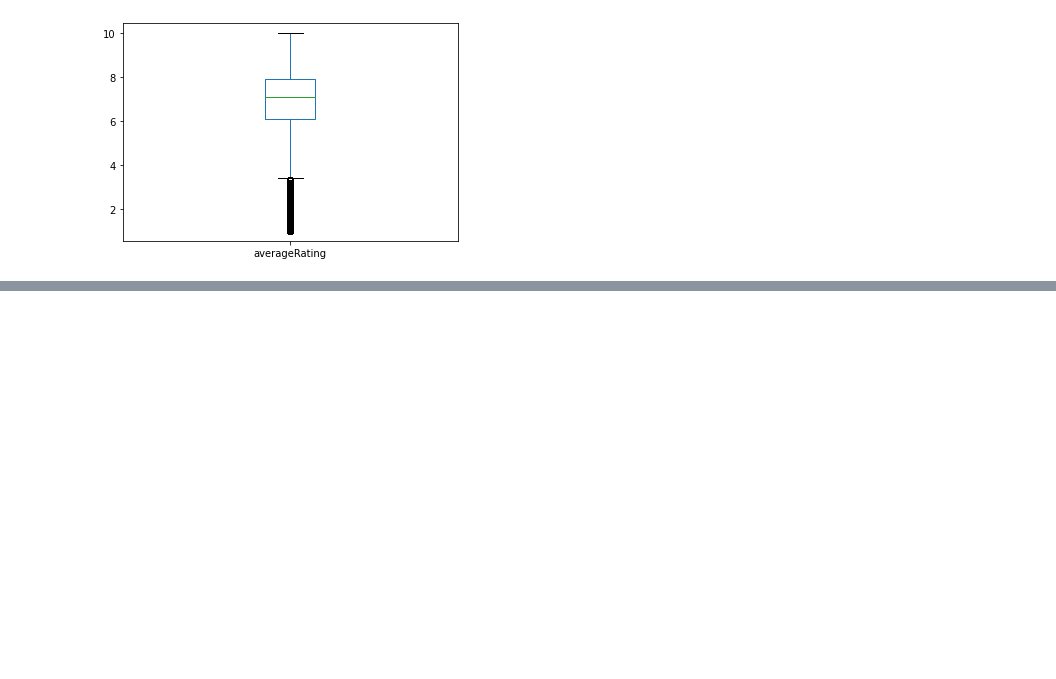
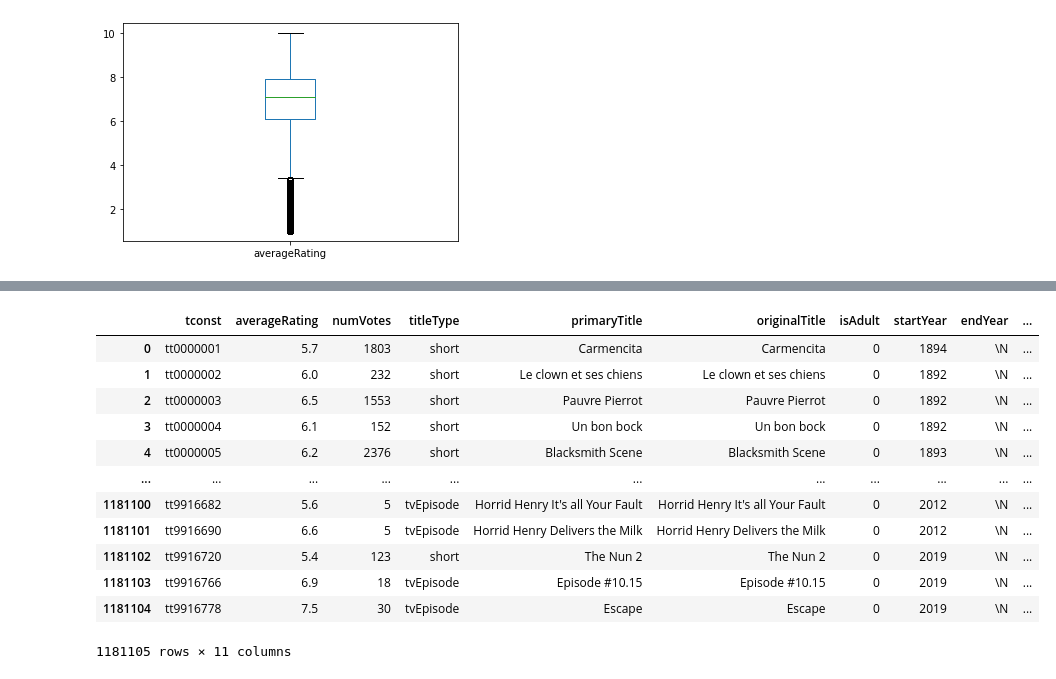
Before and after one commit to shivabansal1046/BITSAssignments, a Jupyter notebook: ML_Assignment_1/Assignment_1_Problem_4.ipynb, the cells around one changed output, grey strips where cells are left out. Cells and saved outputs as stored; diff of their text form; code cells hidden in the pictures; blank space fills up the shorter version.

```diff
--- a/ML_Assignment_1/Assignment_1_Problem_4.ipynb
+++ b/ML_Assignment_1/Assignment_1_Problem_4.ipynb
@@ -457,0 +487,18 @@ title_ratings["averageRating"].plot.box()
+# %%
+
+ml_inferencing_input = pd.merge(df_title_ratings, df_title_basic,on=['tconst'] )
+ml_inferencing_input
+# %% [output]
+|  | tconst | averageRating | numVotes | titleType | primaryTitle | originalTitle | isAdult | startYear | endYear | ... |
+| 0 | tt0000001 | 5.7 | 1803 | short | Carmencita | Carmencita | 0 | 1894 | \N | ... |
+| 1 | tt0000002 | 6.0 | 232 | short | Le clown et ses chiens | Le clown et ses chiens | 0 | 1892 | \N | ... |
+| 2 | tt0000003 | 6.5 | 1553 | short | Pauvre Pierrot | Pauvre Pierrot | 0 | 1892 | \N | ... |
+| 3 | tt0000004 | 6.1 | 152 | short | Un bon bock | Un bon bock | 0 | 1892 | \N | ... |
+| 4 | tt0000005 | 6.2 | 2376 | short | Blacksmith Scene | Blacksmith Scene | 0 | 1893 | \N | ... |
+| ... | ... | ... | ... | ... | ... | ... | ... | ... | ... | ... |
+| 1181100 | tt9916682 | 5.6 | 5 | tvEpisode | Horrid Henry It's all Your Fault | Horrid Henry It's all Your Fault | 0 | 2012 | \N | ... |
+| 1181101 | tt9916690 | 6.6 | 5 | tvEpisode | Horrid Henry Delivers the Milk | Horrid Henry Delivers the Milk | 0 | 2012 | \N | ... |
+| 1181102 | tt9916720 | 5.4 | 123 | short | The Nun 2 | The Nun 2 | 0 | 2019 | \N | ... |
+| 1181103 | tt9916766 | 6.9 | 18 | tvEpisode | Episode #10.15 | Episode #10.15 | 0 | 2019 | \N | ... |
+| 1181104 | tt9916778 | 7.5 | 30 | tvEpisode | Escape | Escape | 0 | 2019 | \N | ... |
+1181105 rows × 11 columns
```
Also changed, not shown: parts of 37 cells of this notebook.
